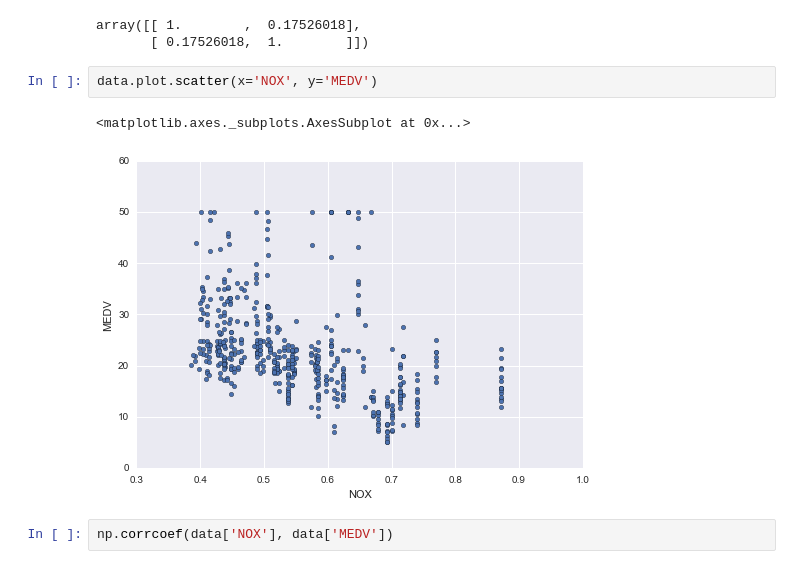
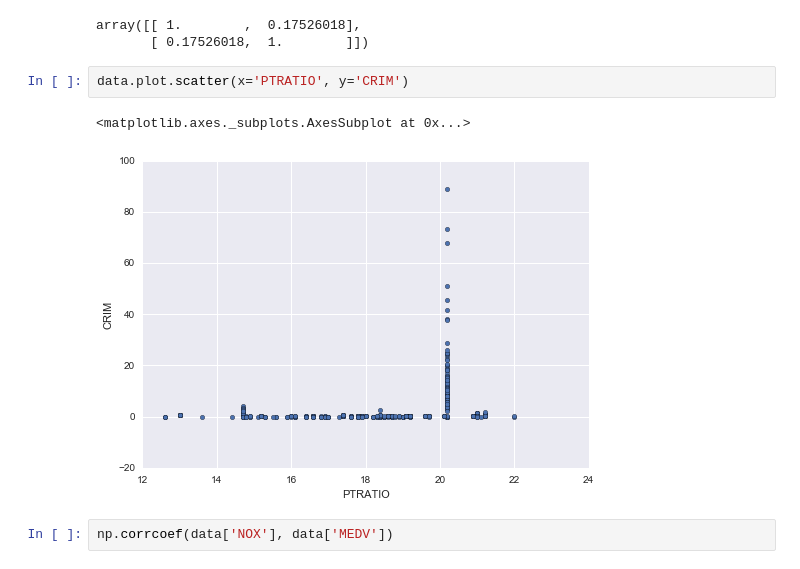
Before and after one commit to cgeppig/DSI_week_03, a Jupyter notebook: Plotting lab.ipynb, the cells around one changed output. Saved outputs shown, nothing was run; the diff lists cells and outputs as text.

```diff
--- a/Plotting lab.ipynb
+++ b/Plotting lab.ipynb
@@ -75,10 +75,10 @@ np.corrcoef(data['CHAS'], data['MEDV'])
 array([[ 1.        ,  0.17526018],
        [ 0.17526018,  1.        ]])
 # %%
-data.plot.scatter(x='NOX', y='MEDV')
+data.plot.scatter(x='PTRATIO', y='CRIM')
 # %% [output]
 <matplotlib.axes._subplots.AxesSubplot at 0x...>
-[figure, old version]
+[figure, new version]
 # %%
 np.corrcoef(data['NOX'], data['MEDV'])
 # %% [output]
```
Also changed, not shown: 1 other file.
